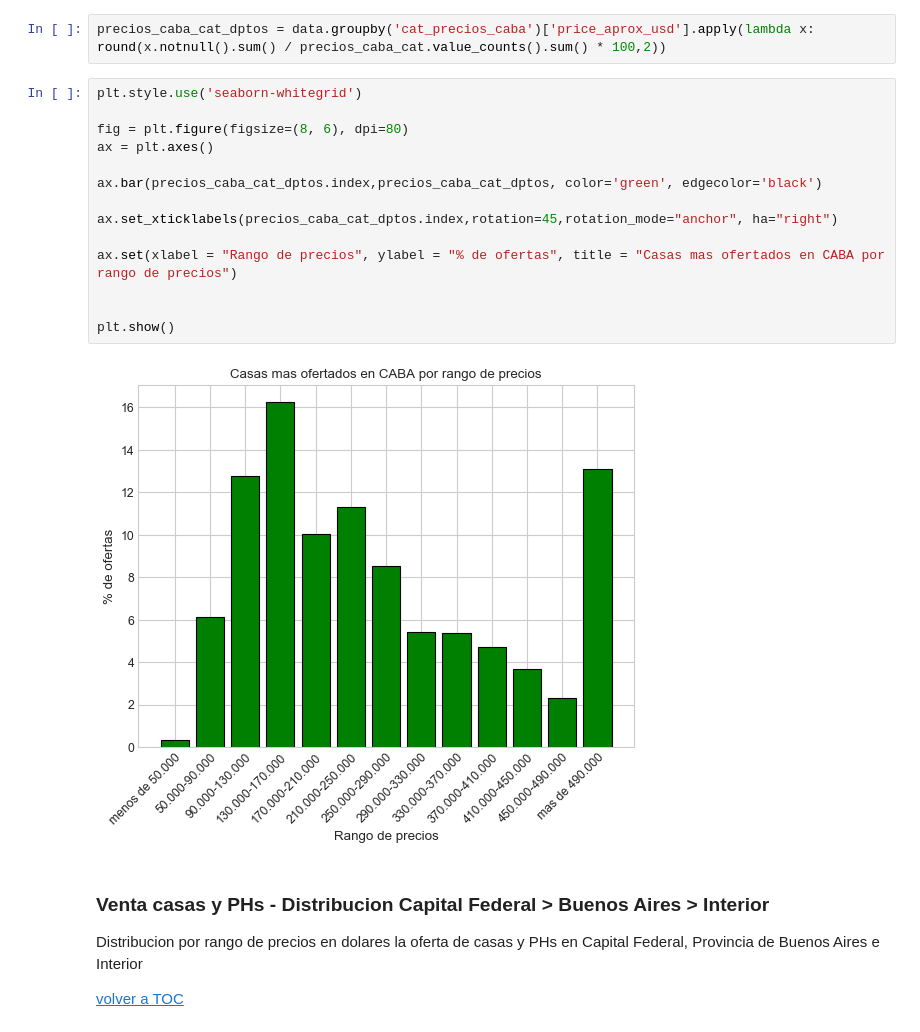
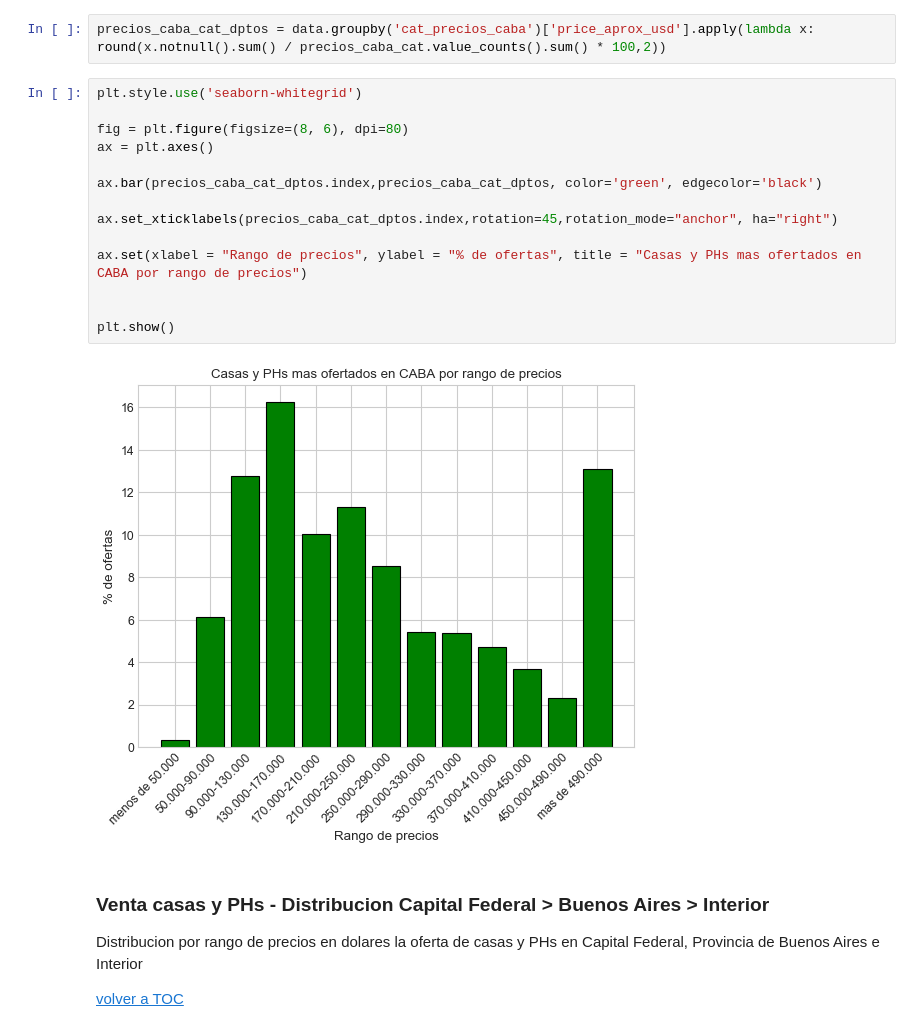
Before and after one commit to mauriciomem/DH_DS_desafio_1_propierati, a Jupyter notebook: properati_g2_nue.ipynb, the cells around one changed output. Saved outputs shown, nothing was run; the diff lists cells and outputs as text.

```diff
--- a/properati_g2_nue.ipynb
+++ b/properati_g2_nue.ipynb
@@ -2490,19 +2490,19 @@ precios_caba_cat_dptos = data.groupby('cat_precios_caba')['price_aprox_usd'].app
 # %%
 plt.style.use('seaborn-whitegrid')
 
 fig = plt.figure(figsize=(8, 6), dpi=80)
 ax = plt.axes()
 
 ax.bar(precios_caba_cat_dptos.index,precios_caba_cat_dptos, color='green', edgecolor='black')
 
 ax.set_xticklabels(precios_caba_cat_dptos.index,rotation=45,rotation_mode="anchor", ha="right")
 
-ax.set(xlabel = "Rango de precios", ylabel = "% de ofertas", title = "Casas mas ofertados en CABA por rango de precios")
+ax.set(xlabel = "Rango de precios", ylabel = "% de ofertas", title = "Casas y PHs mas ofertados en CABA por rango de precios")
 
 
 plt.show()
 # %% [output]
-[figure, old version]
+[figure, new version]
 # %% [markdown]
 <a id="section_intro"></a>
 ### Venta casas y PHs - Distribucion Capital Federal > Buenos Aires > Interior
```
Also changed, not shown: parts of 1 cell of this notebook, 1 other file.
